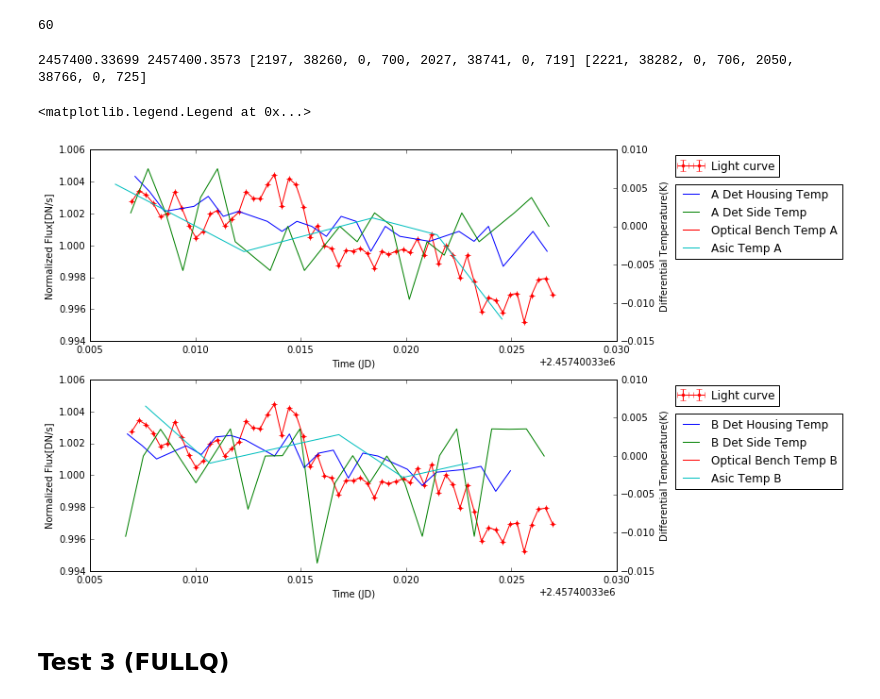
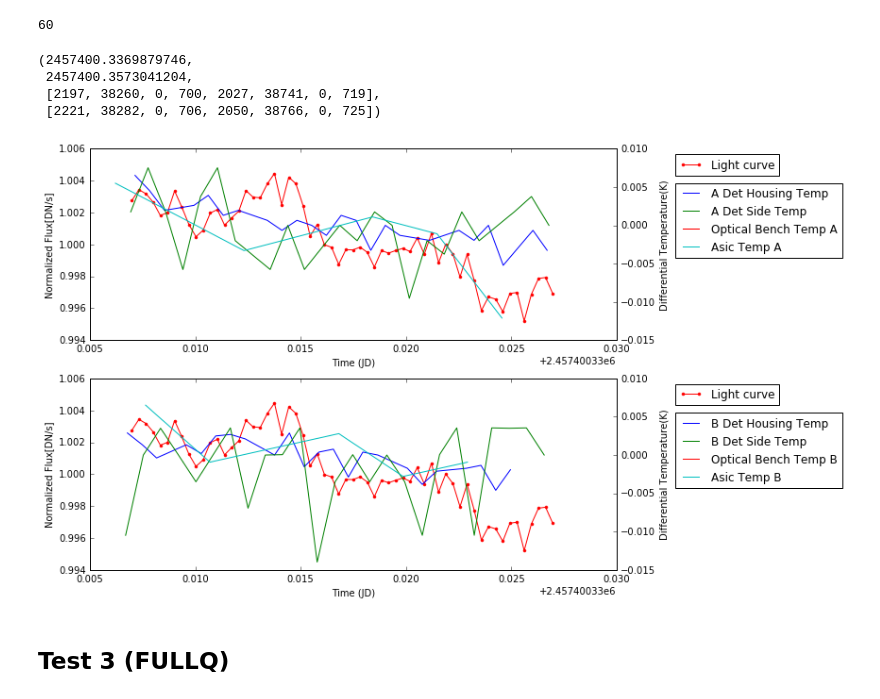
Before and after one commit to rafia37/NIRCam-data-analysis, a Jupyter notebook: Proper Light Curves.ipynb, the cells around one changed output. Cells and saved outputs as stored; diff of their text form; code cells hidden in the pictures.

```diff
--- a/Proper Light Curves.ipynb
+++ b/Proper Light Curves.ipynb
@@ -166,27 +173,6 @@ len(hdu_filenames_b42)
 # %% [output]
 60
 # %%
-centers_a12 = rl.gen_center_g2d(326,320,5,400,2,2,0,hdu_filenames_a12)
-centers_b42 = rl.gen_center_g2d(319,316,5,500,2,2,0,hdu_filenames_b42)
+centers_a12 = rl.gen_center_g2d(326,320,5,400,2,2,0,hdu_filenames_a12)[0]
+centers_b42 = rl.gen_center_g2d(319,316,5,500,2,2,0,hdu_filenames_b42)[0]
 data2 = rl.average_residual_flux(centers_a12, centers_b42, 90, 100, 110, hdu_filenames_a12, hdu_filenames_b42)
-# %%
-hdu = fits.open(hdu_filenames_a12[1])
-header = hdu[0].header
-header
-
-stime_str = header['DATE-OBS']+'T'+header['TIME-OBS']
-etime_str = header['DATE-END']+'T'+header['TIME-END']
-stime = Time(stime_str).jd
-etime = Time(etime_str).jd
-stime_ind = []
-etime_ind = []
-for i in range(0,8):
-    if len(x_data[i]) != 0:
-        stime_ind.append(closest_value(x_data[i], stime)[0])
-        etime_ind.append(closest_value(x_data[i], etime)[0])
-    else:
-        stime_ind.append(0)
-        etime_ind.append(0)
-print stime, etime, stime_ind, etime_ind
-# %% [output]
-2457400.33699 2457400.3573 [2197, 38260, 0, 700, 2027, 38741, 0, 719] [2221, 38282, 0, 706, 2050, 38766, 0, 725]
@@ -195,35 +179,15 @@ jd_time = data2['Time']/86400
-# %%
-x = jd_time + stime
-y = data2['a1_b4_res_flux']
-#Light curve with A detector temperatures
-plt.subplot(2,1,1)
-rl.light_curve(x, y, 0, 0, 'r.-', 'Light curve')
-plt.xlabel('Time (JD)')
-plt.legend(loc='upper left', bbox_to_anchor=(1.1, 1))
-plt.twinx()
-for i in range(0,4):
-    x1 = x_data[i][stime_ind[i]:etime_ind[i]]
-    y1 = (y_data[i][stime_ind[i]:etime_ind[i]]).astype(np.float)
-    offset = np.median(y1)
-    plt.ylabel('Differential Temperature(K)')
-    plt.plot(x1, y1 - offset, label = '%s' % description[i])
-plt.legend(loc='upper left', bbox_to_anchor=(1.1, 0.85))
-#Light curve with B detector temperatures
-plt.subplot(2,1,2)
-rl.light_curve(x, y, 0, 0, 'r.-', 'Light curve')
-plt.xlabel('Time (JD)')
-plt.legend(loc='upper left', bbox_to_anchor=(1.1, 1))
-plt.twinx()
-for i in range(4,8):
-    x1 = x_data[i][stime_ind[i]:etime_ind[i]]
-    y1 = (y_data[i][stime_ind[i]:etime_ind[i]]).astype(np.float)
-    offset = np.median(y1)
-    plt.ylabel('Differential Temperature(K)')
-    plt.plot(x1, y1 - offset, label = '%s' % description[i])
-plt.legend(loc='upper left', bbox_to_anchor=(1.1, 0.85))
-# %% [output]
-<matplotlib.legend.Legend at 0x...>
-[figure, removed]
+# %%
+tvar2 = time_vars(hdu_filenames_a12)
+tvar2
+# %% [output]
+(2457400.3369879746,
+ 2457400.3573041204,
+ [2197, 38260, 0, 700, 2027, 38741, 0, 719],
+ [2221, 38282, 0, 706, 2050, 38766, 0, 725])
+# %%
+proper_lc(tvar2, data2)
+# %% [output]
+[figure, added]
 # %% [markdown]
 ## Test 3 (FULLQ)
 # %%
```
Also changed, not shown: parts of 164 cells of this notebook.
